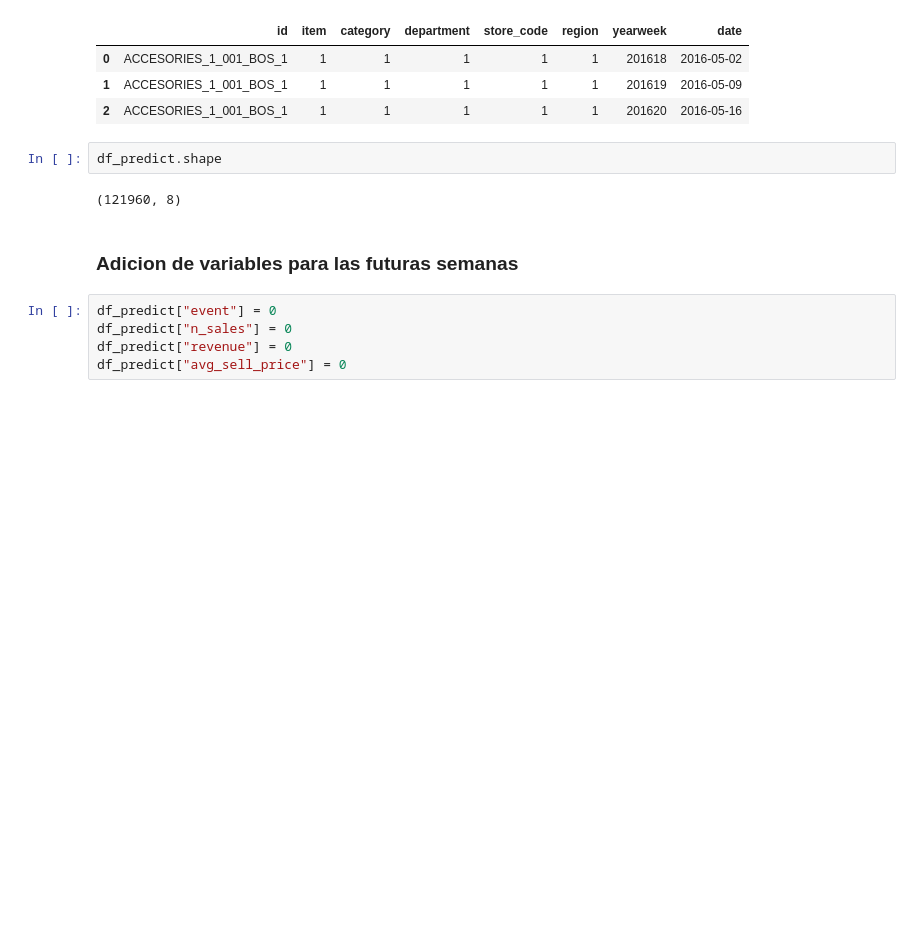
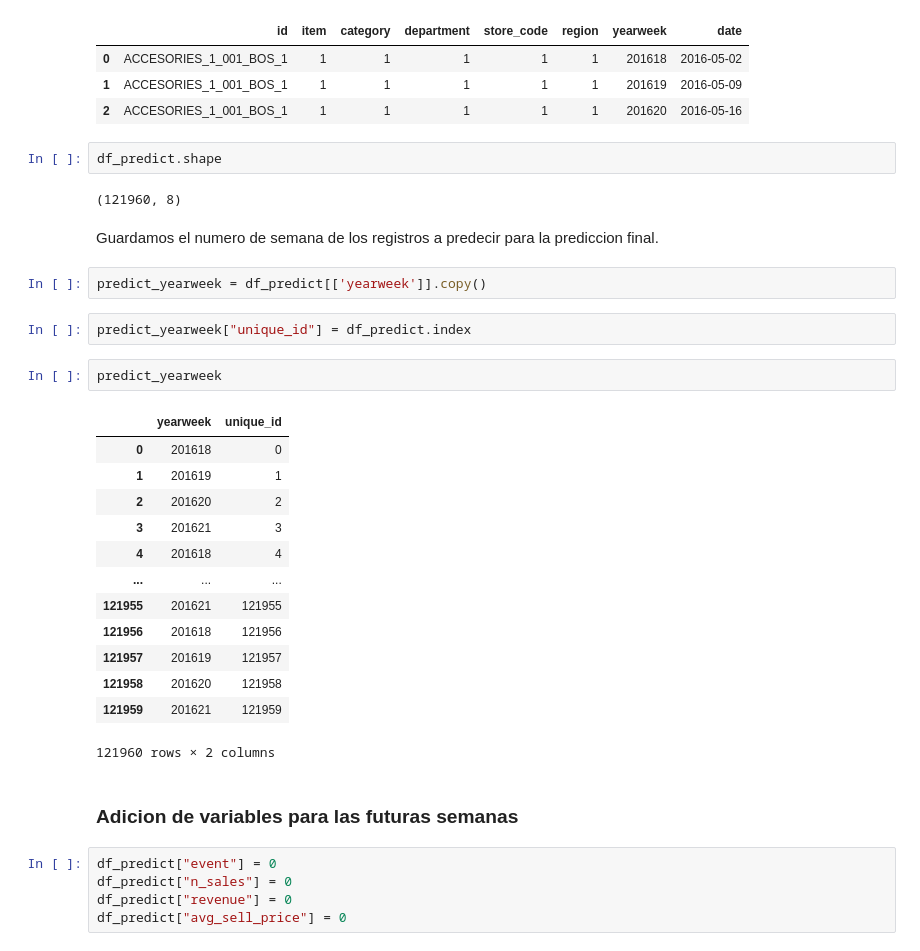
Before and after one commit to mariohernanc/capstone-project-0325bcn-grupo3, a Jupyter notebook: 02_notebooks/03_DSMarket_forecasting.ipynb, the cells around one changed output. Drawn from its saved outputs; the diff is of its cells as text; blank space fills up the shorter version.

```diff
--- a/02_notebooks/03_DSMarket_forecasting.ipynb
+++ b/02_notebooks/03_DSMarket_forecasting.ipynb
@@ -386,6 +386,28 @@ df_predict.head(3)
 df_predict.shape
 # %% [output]
 (121960, 8)
+# %% [markdown]
+Guardamos el numero de semana de los registros a predecir para la prediccion final.
+# %%
+predict_yearweek = df_predict[['yearweek']].copy()
+# %%
+predict_yearweek["unique_id"] = df_predict.index
+# %%
+predict_yearweek
+# %% [output]
+|  | yearweek | unique_id |
+| 0 | 201618 | 0 |
+| 1 | 201619 | 1 |
+| 2 | 201620 | 2 |
+| 3 | 201621 | 3 |
+| 4 | 201618 | 4 |
+| ... | ... | ... |
+| 121955 | 201621 | 121955 |
+| 121956 | 201618 | 121956 |
+| 121957 | 201619 | 121957 |
+| 121958 | 201620 | 121958 |
+| 121959 | 201621 | 121959 |
+121960 rows × 2 columns
 # %% [markdown]
 ### Adicion de variables para las futuras semanas
 # %%
```
Also changed, not shown: parts of 24 cells of this notebook.
